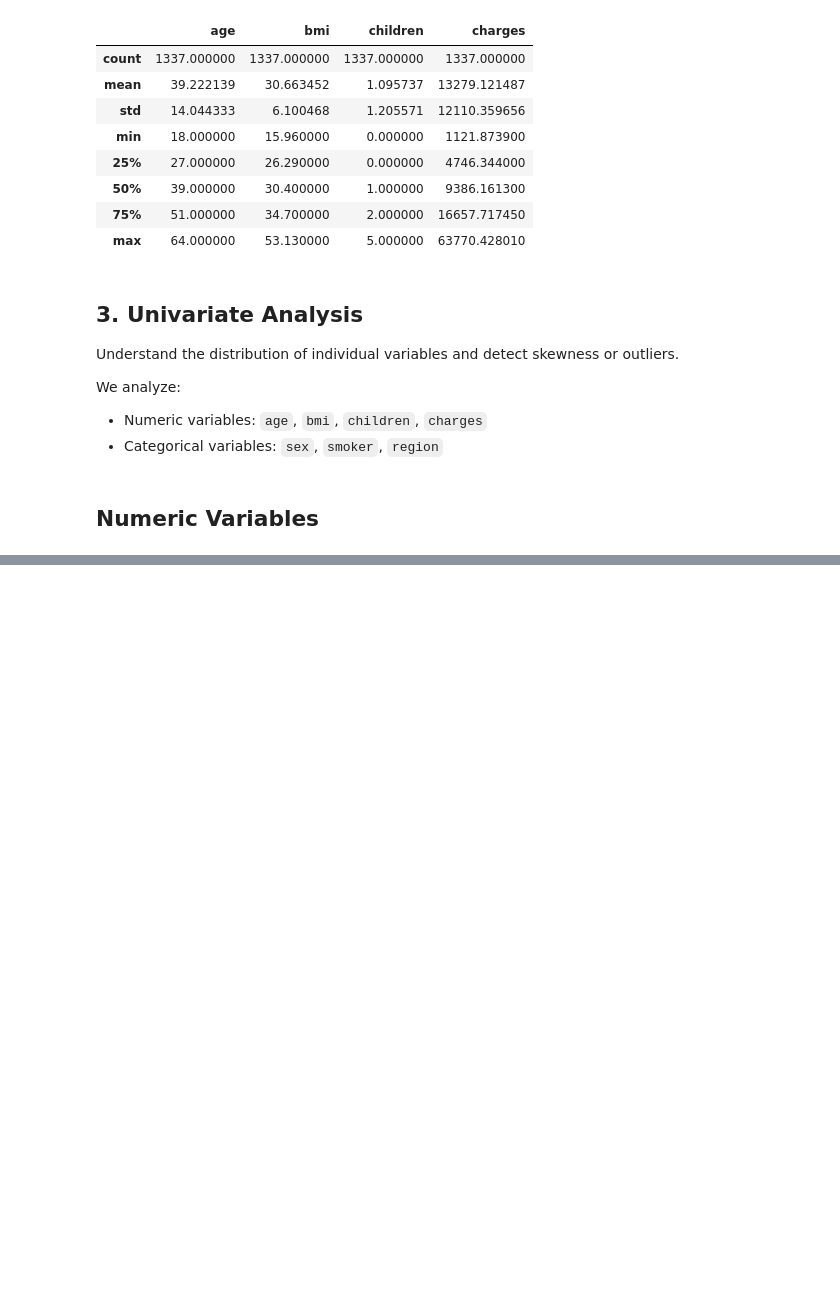
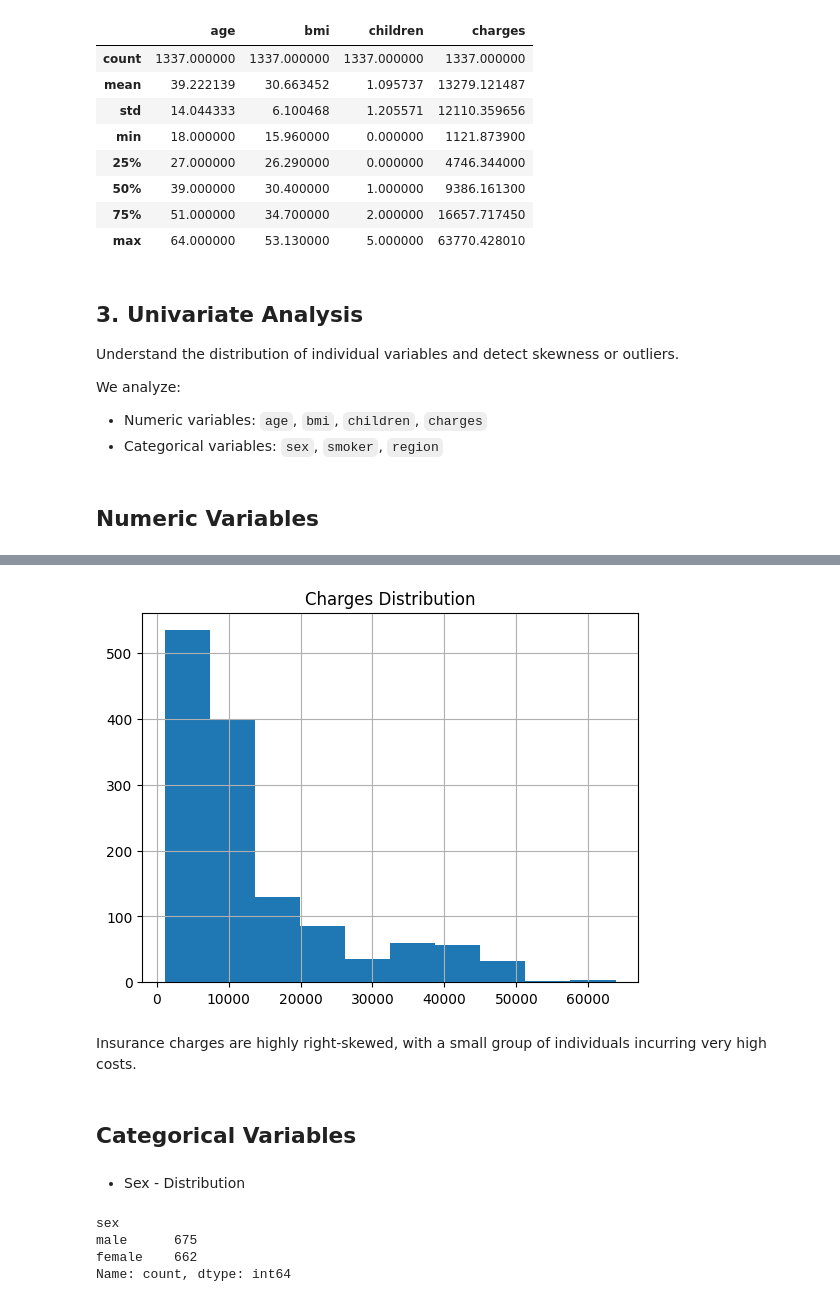
Before and after one commit to MKlim22/insurance-cost-analysis, a Jupyter notebook: notebooks/02_eda.ipynb, the cells around one changed output, grey strips where cells are left out. Drawn from its saved outputs; the diff is of its cells as text; code cells hidden in the pictures; blank space fills up the shorter version.

```diff
--- a/notebooks/02_eda.ipynb
+++ b/notebooks/02_eda.ipynb
@@ -103,0 +146,19 @@ ImportError: matplotlib is required for plotting when the default backend "matpl
+# %%
+df["charges"].hist()
+plt.title("Charges Distribution")
+plt.show()
+# %% [output]
+[figure, added]
+# %% [markdown]
+Insurance charges are highly right-skewed, with a small group of individuals incurring very high costs.
+# %% [markdown]
+## Categorical Variables
+# %% [markdown]
+- Sex - Distribution
+# %%
+df["sex"].value_counts()
+# %% [output]
+sex
+male      675
+female    662
+Name: count, dtype: int64
```
Also changed, not shown: parts of 39 cells of this notebook.
